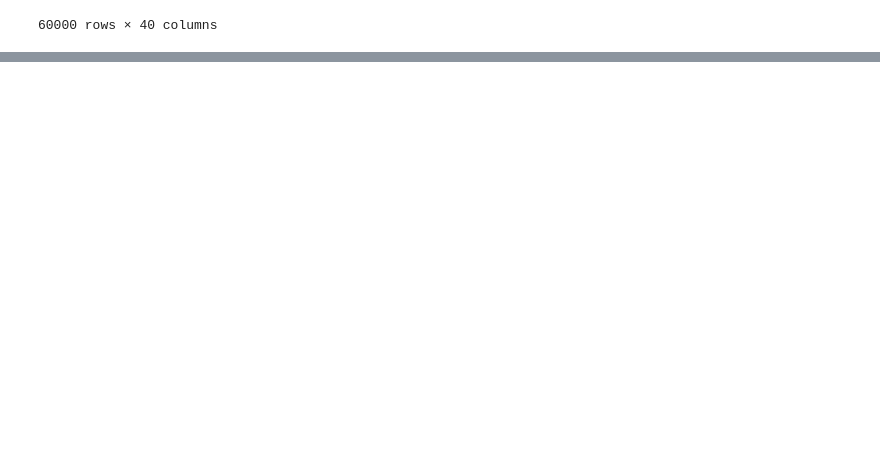
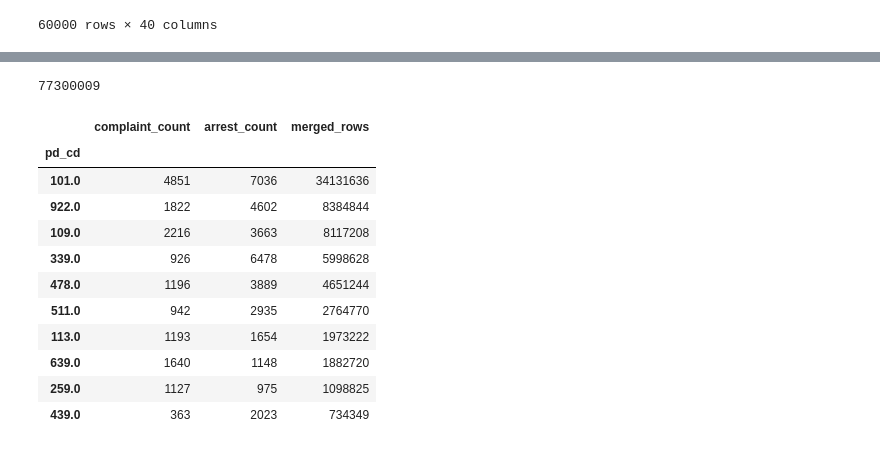
Before and after one commit to salioudunn11/Crime_Complaints_and_arrests_NYC_Data_Project, a Jupyter notebook: index.ipynb, the cells around one changed output, grey strips where cells are left out. Saved outputs shown, nothing was run; the diff lists cells and outputs as text; code cells hidden in the pictures; blank space fills up the shorter version.

```diff
--- a/index.ipynb
+++ b/index.ipynb
@@ -31,4 +32,5 @@ complaints
 | 59999 | 317306108 | 2025-07-17T00:00:00.000 | 04:30:00 | 2025-11-03T00:00:00.000 | 10:00:00 | 42 | 2025-11-20T00:00:00.000 | 341 | ... |
 60000 rows × 40 columns
 # %%
-arrest = pd.read_json('https://data.cityofnewyork.us/api/v3/views/uip8-fykc/query.json')
+arrest = pd.read_json('https://data.cityofnewyork.us/api/v3/views/uip8-fykc/query.json?$limit=60000')
+arrest
@@ -50,0 +115,36 @@ arrest
+# %%
+complaint_counts = complaints["pd_cd"].value_counts()
+arrest_counts = arrest["pd_cd"].value_counts()
+
+estimated_rows = (
+    complaint_counts
+    .to_frame("complaint_count")
+    .join(arrest_counts.to_frame("arrest_count"), how="inner")
+)
+
+estimated_rows["merged_rows"] = (
+    estimated_rows["complaint_count"] *
+    estimated_rows["arrest_count"]
+)
+
+print(estimated_rows["merged_rows"].sum())
+# %% [output]
+77300009
+# %%
+estimated_rows.sort_values(
+    "merged_rows",
+    ascending=False
+).head(10)
+# %% [output]
+|  | complaint_count | arrest_count | merged_rows |
+| pd_cd |  |  |  |
+| 101.0 | 4851 | 7036 | 34131636 |
+| 922.0 | 1822 | 4602 | 8384844 |
+| 109.0 | 2216 | 3663 | 8117208 |
+| 339.0 | 926 | 6478 | 5998628 |
+| 478.0 | 1196 | 3889 | 4651244 |
+| 511.0 | 942 | 2935 | 2764770 |
+| 113.0 | 1193 | 1654 | 1973222 |
+| 639.0 | 1640 | 1148 | 1882720 |
+| 259.0 | 1127 | 975 | 1098825 |
+| 439.0 | 363 | 2023 | 734349 |
```
Also changed, not shown: parts of 7 cells of this notebook, 6 other files.
